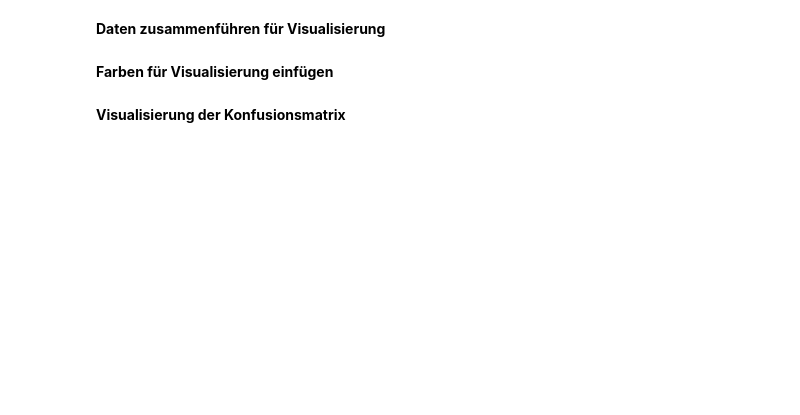
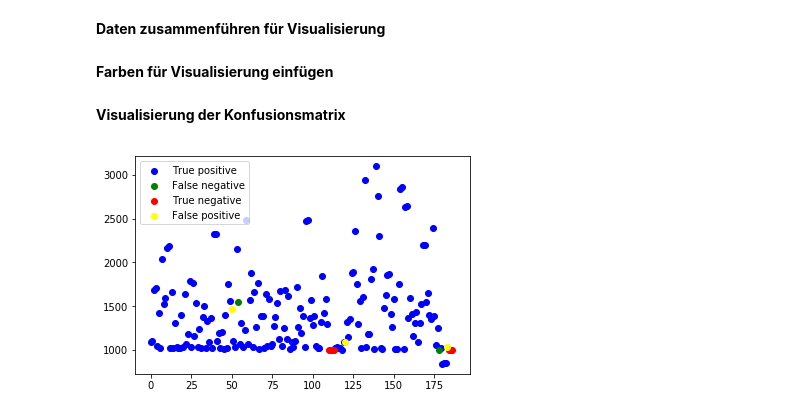
Before and after one commit to betatim/schulung-maschinendaten-sinnvoll-nutzen, a Jupyter notebook: IsolationTree-Musterloesung.ipynb, the cells around one changed output. Drawn from its saved outputs; the diff is of its cells as text; code cells hidden in the pictures; blank space fills up the shorter version.

```diff
--- a/IsolationTree-Musterloesung.ipynb
+++ b/IsolationTree-Musterloesung.ipynb
@@ -103,15 +154,15 @@ for idx,row in complete_data.iterrows():
 # %% [markdown]
 **Visualisierung der Konfusionsmatrix**
 # %%
-from matplotlib import pyplot as plt
-
 fig, ax = plt.subplots()
 a = complete_data.copy()
 
-ax.scatter(a.loc[a.color == 'blue'].index,a.loc[a.color == 'blue',['AmplitudeBandWidth', 'AmplitudeMean', 'StabilizationTime']].mean(axis=1), alpha=0.4, color='blue', label='True positive')
+ax.scatter(a.loc[a.color == 'blue'].index,a.loc[a.color == 'blue',['AmplitudeBandWidth', 'AmplitudeMean', 'StabilizationTime']].mean(axis=1), color='blue', label='True positive')
 ax.scatter(a.loc[a.color == 'green'].index,a.loc[a.color == 'green',['AmplitudeBandWidth', 'AmplitudeMean', 'StabilizationTime']].mean(axis=1), color='green', label='False negative')
-ax.scatter(a.loc[a.color == 'red'].index,a.loc[a.color == 'red',['AmplitudeBandWidth', 'AmplitudeMean', 'StabilizationTime']].mean(axis=1), alpha=0.6, color='red', label='True negative')
+ax.scatter(a.loc[a.color == 'red'].index,a.loc[a.color == 'red',['AmplitudeBandWidth', 'AmplitudeMean', 'StabilizationTime']].mean(axis=1), color='red', label='True negative')
 ax.scatter(a.loc[a.color == 'yellow'].index,a.loc[a.color == 'yellow',['AmplitudeBandWidth', 'AmplitudeMean', 'StabilizationTime']].mean(axis=1), color='yellow', label='False positive')
 
 plt.legend()
 plt.show()
+# %% [output]
+[figure, added]
```
Also changed, not shown: parts of 9 cells of this notebook.
